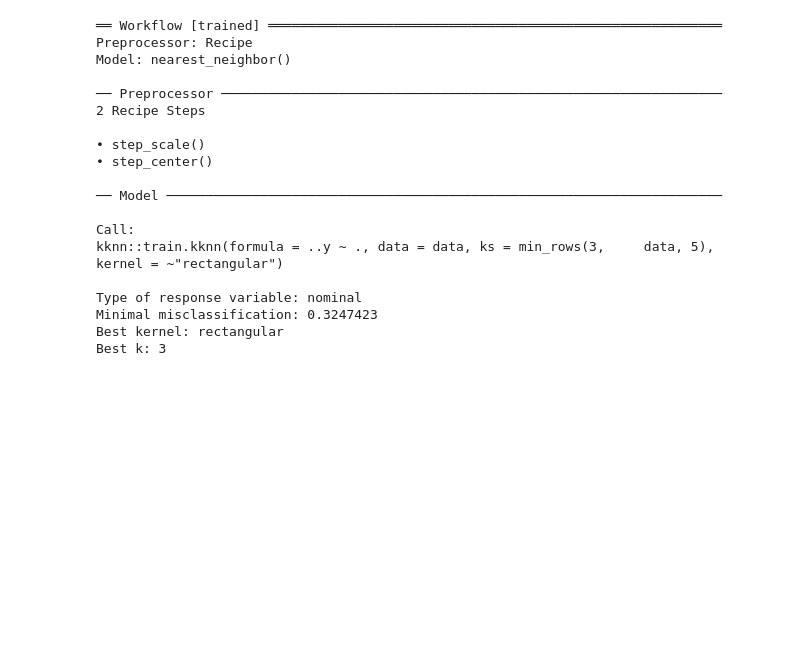
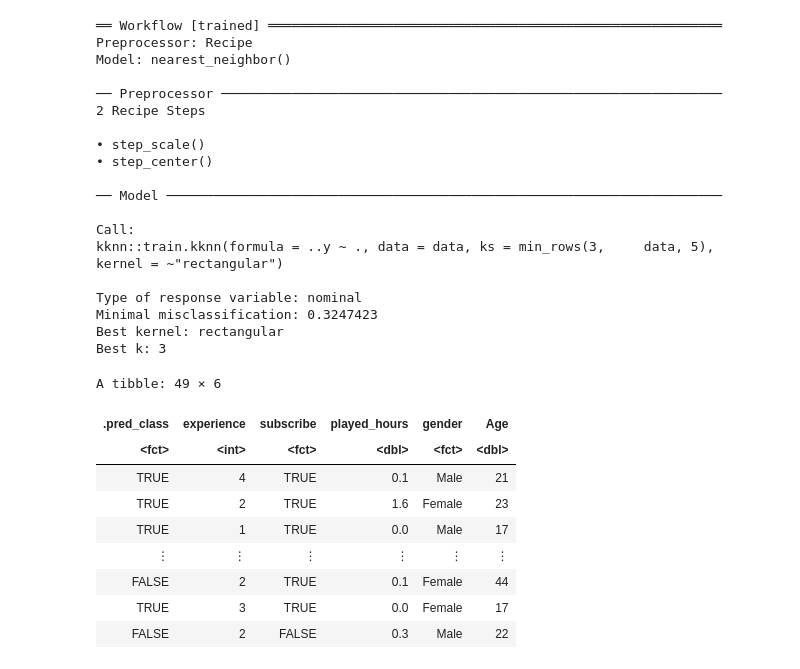
Before and after one commit to AdrianProgramming/dsci-100-2025s1-adrian, a Jupyter notebook: minecraft.ipynb, the cells around one changed output. Saved outputs shown, nothing was run; the diff lists cells and outputs as text; code cells hidden in the pictures; blank space fills up the shorter version.

Commit message:
minecraft_mat

```diff
--- a/minecraft.ipynb
+++ b/minecraft.ipynb
@@ -208,3 +208,19 @@ Type of response variable: nominal
 Minimal misclassification: 0.3247423
 Best kernel: rectangular
 Best k: 3
+# %%
+minecraft_test_predictions <- predict(minecraft_fit , minecraft_test) |>
+      bind_cols(minecraft_test)
+
+minecraft_test_predictions
+# %% [output]
+A tibble: 49 × 6
+| .pred_class | experience | subscribe | played_hours | gender | Age |
+| <fct> | <int> | <fct> | <dbl> | <fct> | <dbl> |
+| TRUE | 4 | TRUE | 0.1 | Male | 21 |
+| TRUE | 2 | TRUE | 1.6 | Female | 23 |
+| TRUE | 1 | TRUE | 0.0 | Male | 17 |
+| ⋮ | ⋮ | ⋮ | ⋮ | ⋮ | ⋮ |
+| FALSE | 2 | TRUE | 0.1 | Female | 44 |
+| TRUE | 3 | TRUE | 0.0 | Female | 17 |
+| FALSE | 2 | FALSE | 0.3 | Male | 22 |
```
Also changed, not shown: parts of 3 cells of this notebook.
